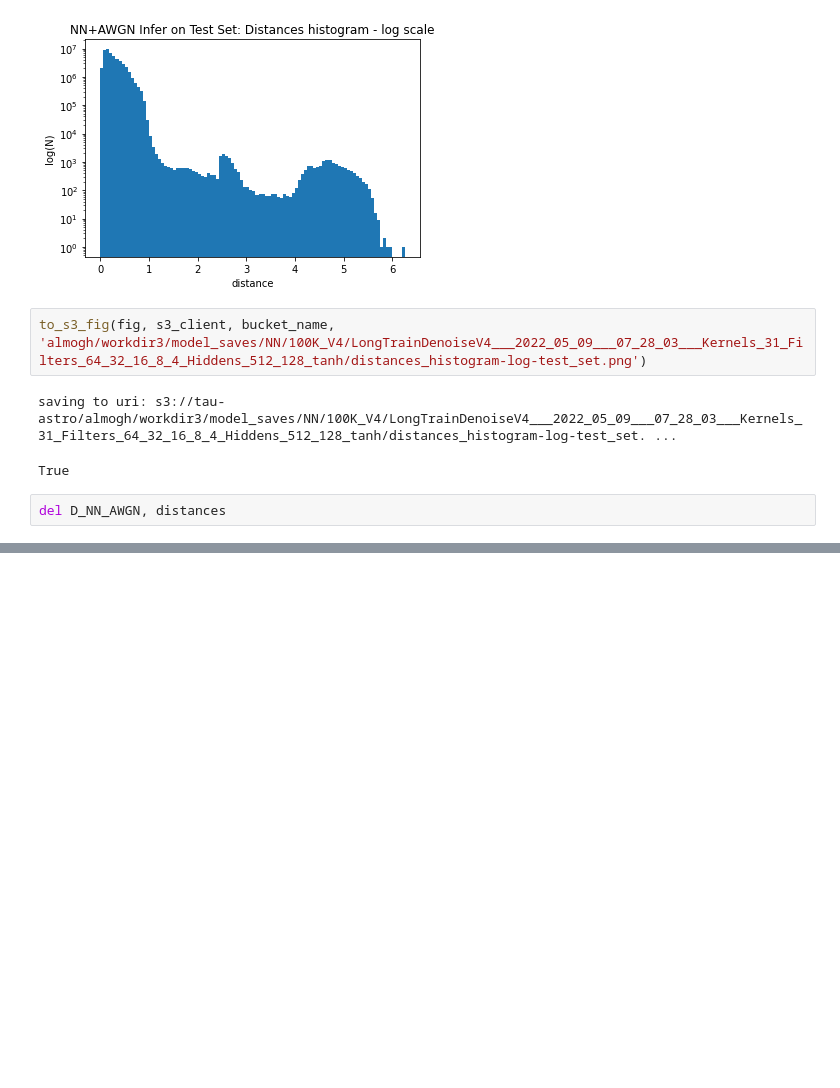
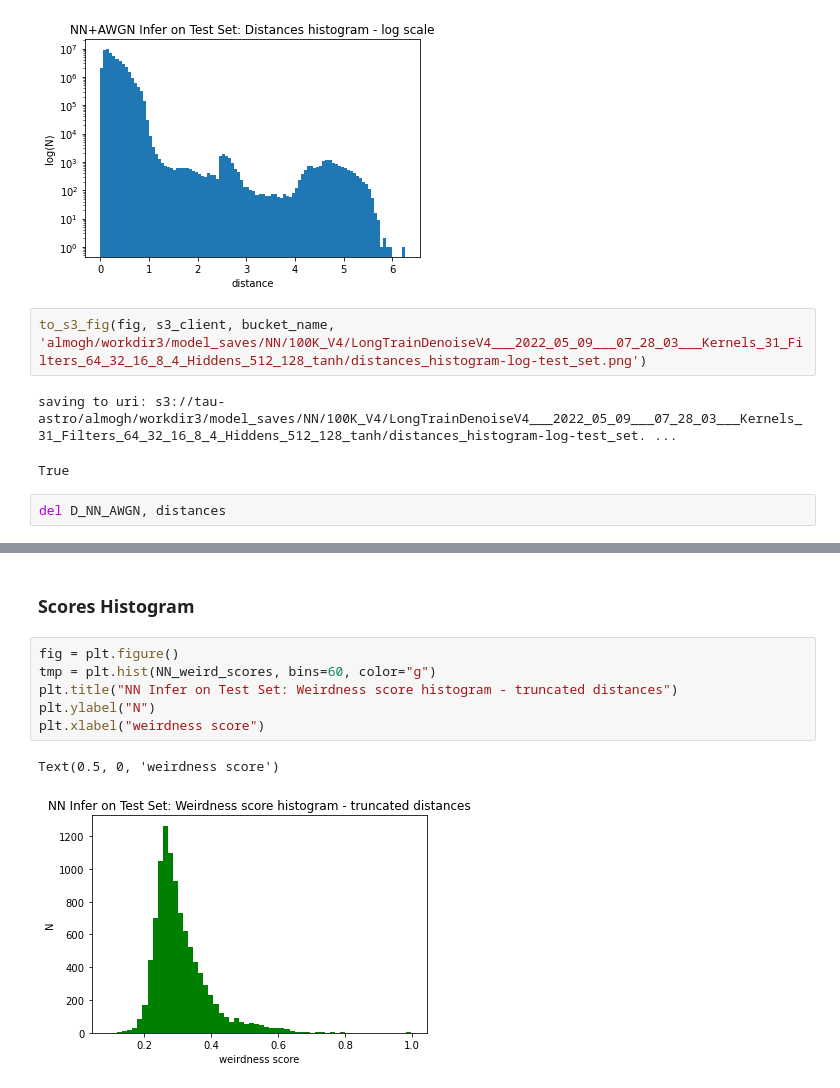
Before and after one commit to almoghershko/thesis, a Jupyter notebook: notebooks/100K/V4/post_process_RF_NN_AWGN_100K_V4_test_set.ipynb, the cells around one changed output, grey strips where cells are left out. Cells and saved outputs as stored; diff of their text form; blank space fills up the shorter version.

```diff
--- a/notebooks/100K/V4/post_process_RF_NN_AWGN_100K_V4_test_set.ipynb
+++ b/notebooks/100K/V4/post_process_RF_NN_AWGN_100K_V4_test_set.ipynb
@@ -377,0 +465,11 @@ del D_NN_AWGN, distances
+# %% [markdown]
+### Scores Histogram
+# %%
+fig = plt.figure()
+tmp = plt.hist(NN_weird_scores, bins=60, color="g")
+plt.title("NN Infer on Test Set: Weirdness score histogram - truncated distances")
+plt.ylabel("N")
+plt.xlabel("weirdness score")
+# %% [output]
+Text(0.5, 0, 'weirdness score')
+[figure, added]
```
Also changed, not shown: parts of 48 cells of this notebook.
